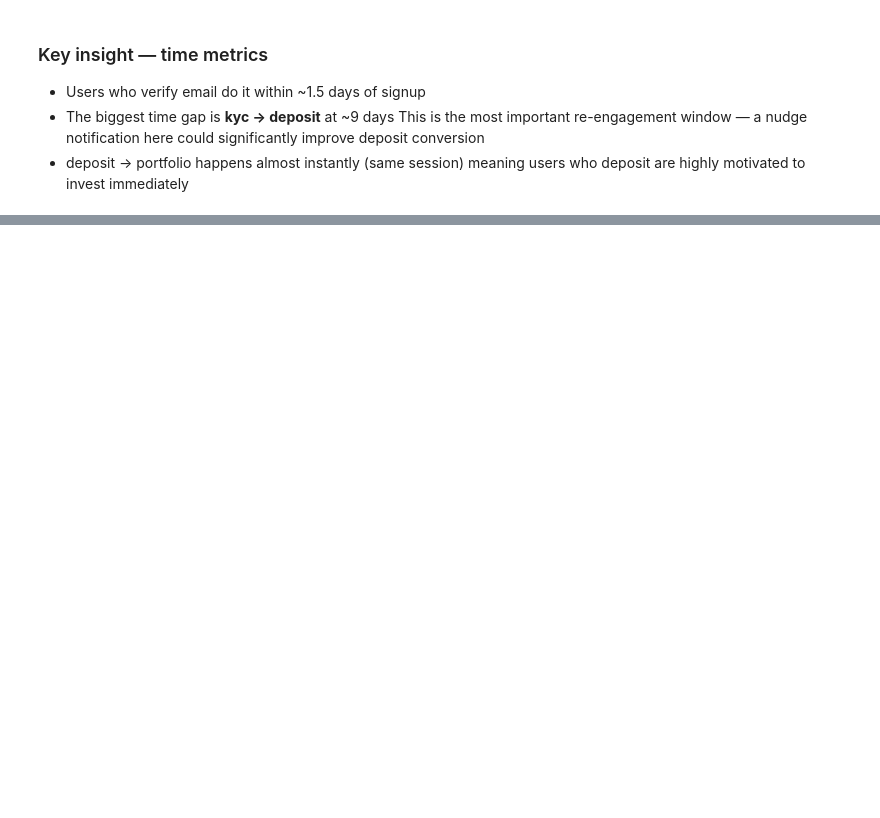
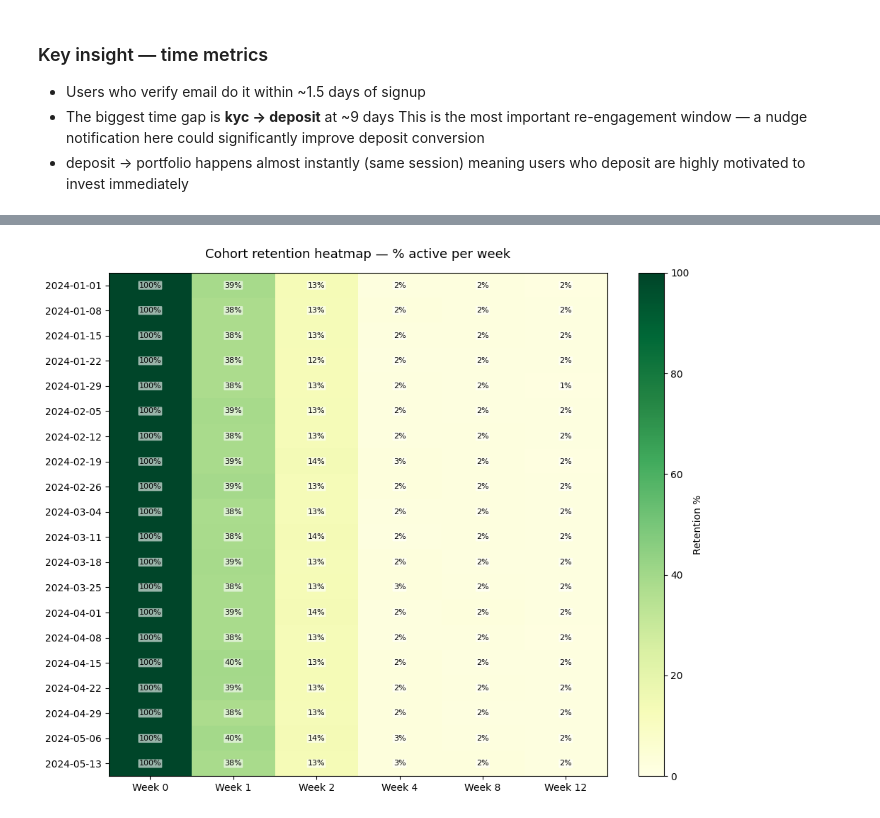
Before and after one commit to srgmnagar/FinPath, a Jupyter notebook: notebooks/finpath_analytics.ipynb, the cells around one changed output, grey strips where cells are left out. Saved outputs shown, nothing was run; the diff lists cells and outputs as text; code cells hidden in the pictures; blank space fills up the shorter version.

```diff
--- a/notebooks/finpath_analytics.ipynb
+++ b/notebooks/finpath_analytics.ipynb
@@ -275,0 +306,33 @@ df_cohort[pct_cols]
+# %%
+import matplotlib.pyplot as plt
+import numpy as np
+
+pct_cols_only = ['pct_w0','pct_w1','pct_w2','pct_w4','pct_w8','pct_w12']
+matrix = df_cohort[pct_cols_only].values.astype(float)
+
+fig, ax = plt.subplots(figsize=(10, 8))
+im = ax.imshow(matrix, cmap='YlGn', aspect='auto', vmin=0, vmax=100)
+
+ax.set_xticks(range(6))
+ax.set_xticklabels(['Week 0', 'Week 1', 'Week 2', 'Week 4', 'Week 8', 'Week 12'])
+ax.set_yticks(range(len(df_cohort)))
+ax.set_yticklabels(df_cohort['cohort_week'])
+ax.set_title('Cohort retention heatmap — % active per week', fontsize=13, pad=15)
+
+for i in range(len(df_cohort)):
+    for j in range(6):
+        val = matrix[i, j]
+        ax.text(j, i, f'{val:.0f}%',
+                ha='center', va='center', fontsize=8,
+                color='black',
+                bbox=dict(boxstyle='round,pad=0.1',
+                         facecolor='white',
+                         alpha=0.6,
+                         edgecolor='none'))
+
+plt.colorbar(im, ax=ax, label='Retention %')
+plt.tight_layout()
+plt.savefig('cohort_heatmap.png', dpi=150)
+plt.show()
+# %% [output]
+[figure, added]
```
Also changed, not shown: parts of 8 cells of this notebook, 5 other files.
